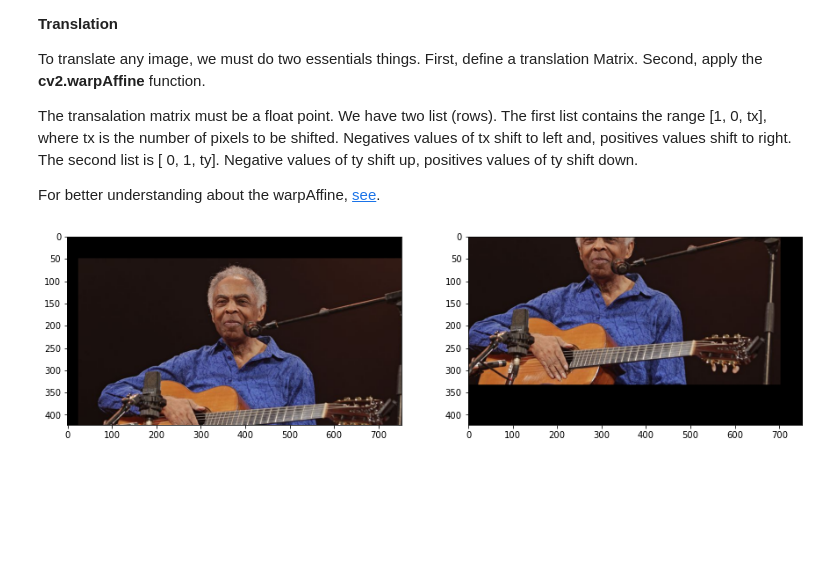
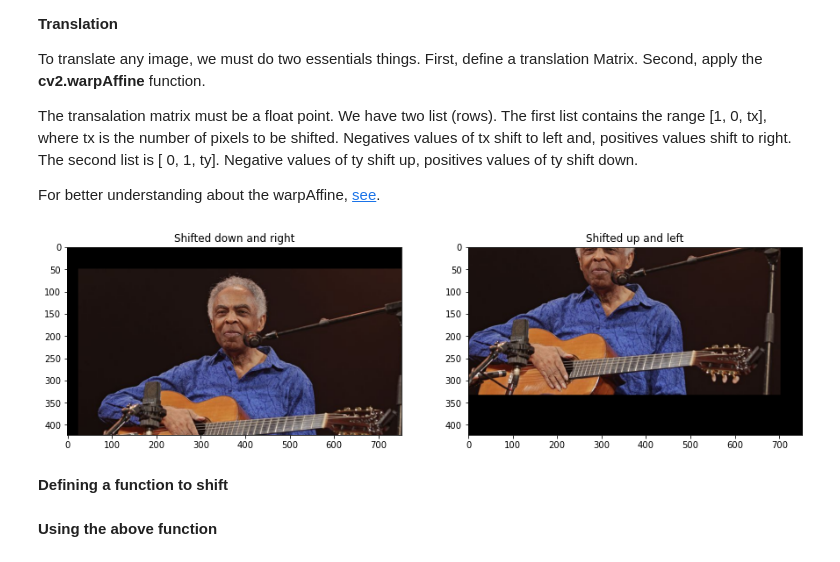
Before and after one commit to IgorMeloS/OpenCV_Training, a Jupyter notebook: OpenCV/1 - Basics OpenCV/image_transformation.ipynb, the cells around one changed output. Cells and saved outputs as stored; diff of their text form; code cells hidden in the pictures; blank space fills up the shorter version.

```diff
--- a/OpenCV/1 - Basics OpenCV/image_transformation.ipynb
+++ b/OpenCV/1 - Basics OpenCV/image_transformation.ipynb
@@ -48,10 +48,13 @@ shifted_lu = cv2.warpAffine(img, M, (img.shape[1], img.shape[0]))
 # %%
 plt.figure(figsize=(15,10))
 plt.subplot(2,2,1)
-plt.title
+plt.title("Shifted down and right")
 plt.imshow(cv2.cvtColor(shifted_rd, cv2.COLOR_BGR2RGB))
 plt.subplot(2,2,2)
+plt.title("Shifted up and left")
 plt.imshow(cv2.cvtColor(shifted_lu, cv2.COLOR_BGR2RGB))
 plt.show()
 # %% [output]
-[figure, old version]
+[figure, new version]
+# %% [markdown]
+**Defining a function to shift**
@@ -57,0 +66,2 @@ plt.show()
+# %% [markdown]
+**Using the above function**
```
Also changed, not shown: parts of 12 cells of this notebook.
